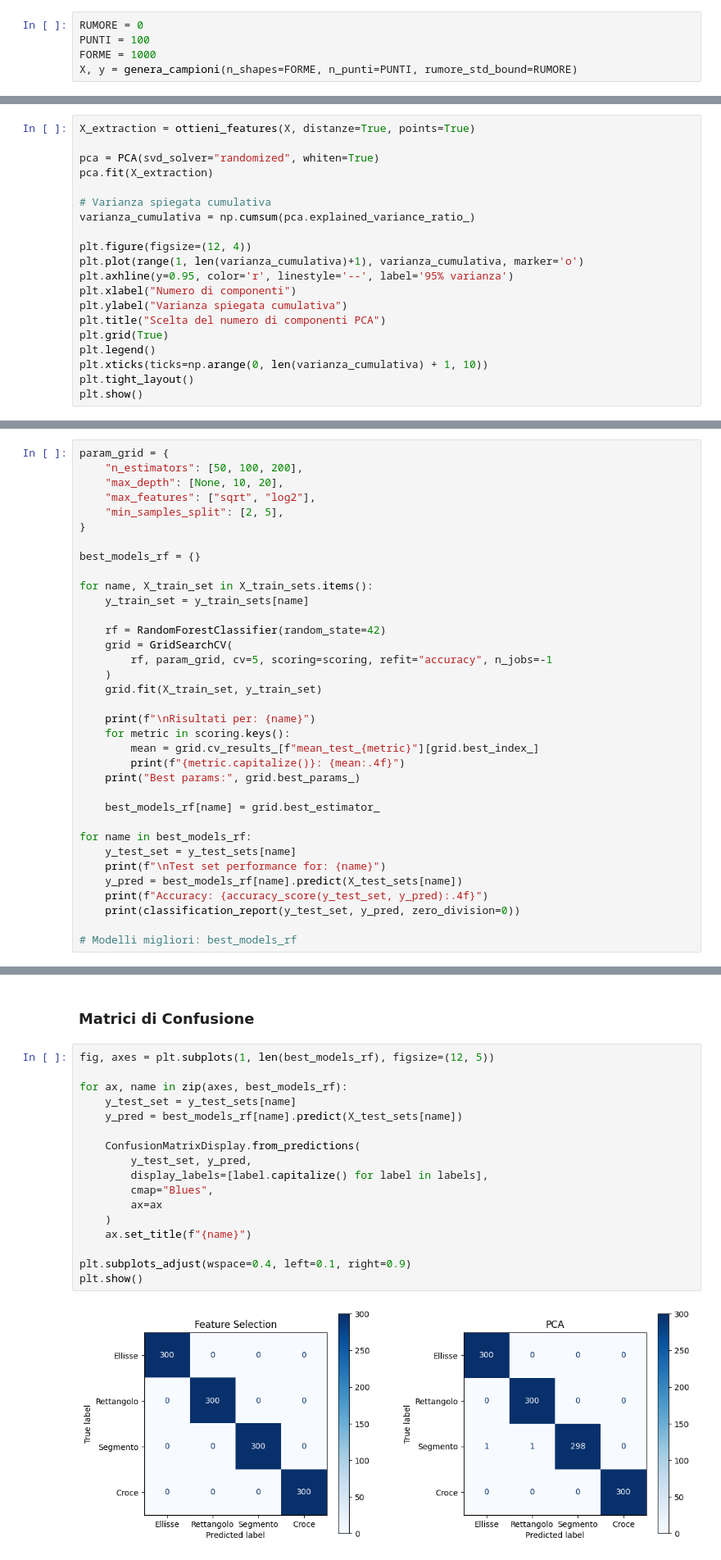
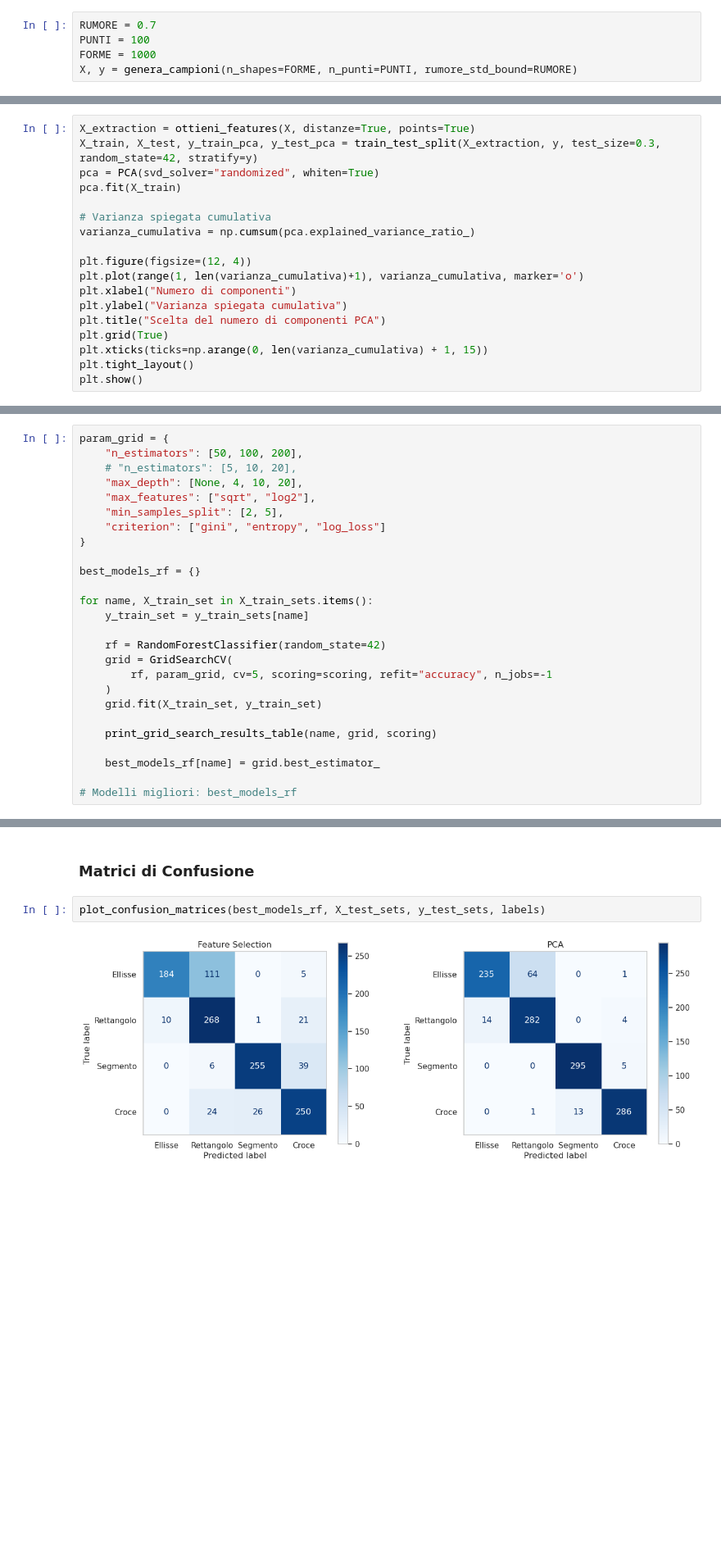
Before and after one commit to IonutZbir/University, a Jupyter notebook: Terzo_Anno/DataMining/esame/riconoscimento_forme_finale.ipynb, the cells around one changed output, grey strips where cells are left out. Shown at 82% size. Saved outputs shown, nothing was run; the diff lists cells and outputs as text; blank space fills up the shorter version.

```diff
--- a/Terzo_Anno/DataMining/esame/riconoscimento_forme_finale.ipynb
+++ b/Terzo_Anno/DataMining/esame/riconoscimento_forme_finale.ipynb
@@ -711,7 +677,7 @@ def ottieni_features(X, distanze=False, points=False):
 
     return X_f
 # %%
-RUMORE = 0
+RUMORE = 0.7
 PUNTI = 100
 FORME = 1000
 X, y = genera_campioni(n_shapes=FORME, n_punti=PUNTI, rumore_std_bound=RUMORE)
@@ -832,21 +859,19 @@ La prima fase di Feature Extraction consiste nell'applicare PCA sull'intero data
 # %%
 X_extraction = ottieni_features(X, distanze=True, points=True)
-
+X_train, X_test, y_train_pca, y_test_pca = train_test_split(X_extraction, y, test_size=0.3, random_state=42, stratify=y)
 pca = PCA(svd_solver="randomized", whiten=True)
-pca.fit(X_extraction)
+pca.fit(X_train)
 
 # Varianza spiegata cumulativa
 varianza_cumulativa = np.cumsum(pca.explained_variance_ratio_)
 
 plt.figure(figsize=(12, 4))
 plt.plot(range(1, len(varianza_cumulativa)+1), varianza_cumulativa, marker='o')
-plt.axhline(y=0.95, color='r', linestyle='--', label='95% varianza')
 plt.xlabel("Numero di componenti")
 plt.ylabel("Varianza spiegata cumulativa")
 plt.title("Scelta del numero di componenti PCA")
 plt.grid(True)
-plt.legend()
-plt.xticks(ticks=np.arange(0, len(varianza_cumulativa) + 1, 10))
+plt.xticks(ticks=np.arange(0, len(varianza_cumulativa) + 1, 15))
 plt.tight_layout()
 plt.show()
 # %% [output]
@@ -919,9 +962,11 @@ y_train_sets
 # %%
 param_grid = {
     "n_estimators": [50, 100, 200],
-    "max_depth": [None, 10, 20],
+    # "n_estimators": [5, 10, 20],
+    "max_depth": [None, 4, 10, 20],
     "max_features": ["sqrt", "log2"],
     "min_samples_split": [2, 5],
+    "criterion": ["gini", "entropy", "log_loss"]
 }
 
 best_models_rf = {}
@@ -935,20 +980,9 @@ for name, X_train_set in X_train_sets.items():
     )
     grid.fit(X_train_set, y_train_set)
 
-    print(f"\nRisultati per: {name}")
-    for metric in scoring.keys():
-        mean = grid.cv_results_[f"mean_test_{metric}"][grid.best_index_]
-        print(f"{metric.capitalize()}: {mean:.4f}")
-    print("Best params:", grid.best_params_)
+    print_grid_search_results_table(name, grid, scoring)
 
     best_models_rf[name] = grid.best_estimator_
 
-for name in best_models_rf:
-    y_test_set = y_test_sets[name]
-    print(f"\nTest set performance for: {name}")
-    y_pred = best_models_rf[name].predict(X_test_sets[name])
-    print(f"Accuracy: {accuracy_score(y_test_set, y_pred):.4f}")
-    print(classification_report(y_test_set, y_pred, zero_division=0))
-
 # Modelli migliori: best_models_rf
 # %% [output]
@@ -972,24 +1048,9 @@ weighted avg       1.00      1.00      1.00      1200
 # %% [markdown]
 ### Matrici di Confusione
 # %%
-fig, axes = plt.subplots(1, len(best_models_rf), figsize=(12, 5))
-
-for ax, name in zip(axes, best_models_rf):
-    y_test_set = y_test_sets[name]
-    y_pred = best_models_rf[name].predict(X_test_sets[name])
-
-    ConfusionMatrixDisplay.from_predictions(
-        y_test_set, y_pred,
-        display_labels=[label.capitalize() for label in labels],
-        cmap="Blues",
-        ax=ax
-    )
-    ax.set_title(f"{name}")
-
-plt.subplots_adjust(wspace=0.4, left=0.1, right=0.9)
-plt.show()
+plot_confusion_matrices(best_models_rf, X_test_sets, y_test_sets, labels)
 # %% [output]
-[figure, old version]
+[figure, new version]
 # %% [markdown]
 ## 2. Logistic Regression
 # %%
```
Also changed, not shown: parts of 62 cells of this notebook, 24 other files.
